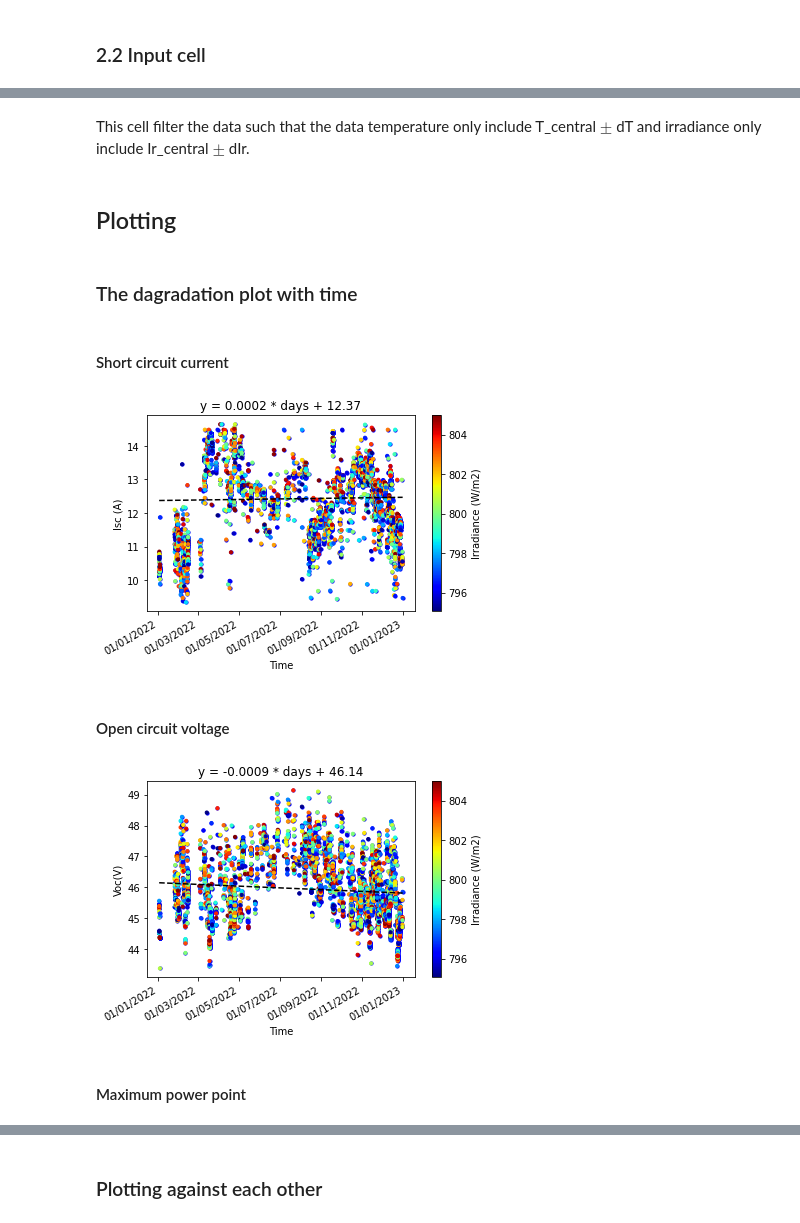
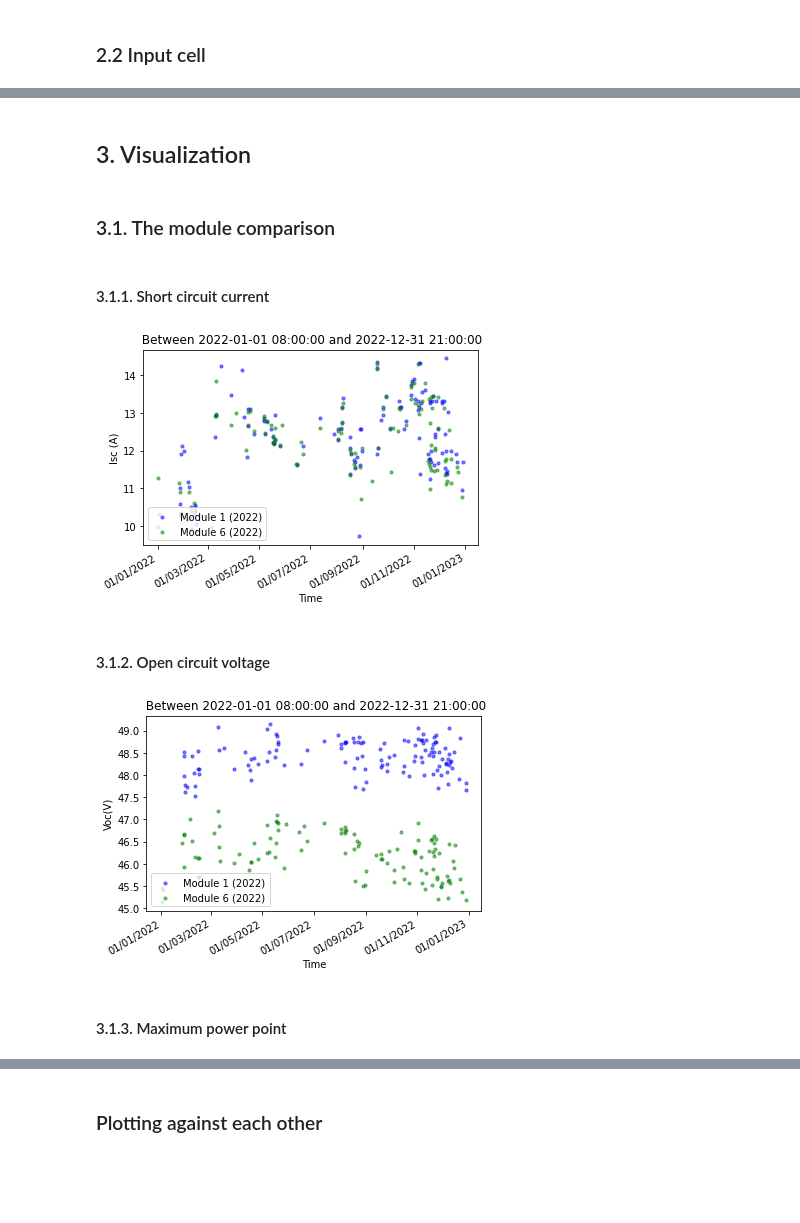
Before and after one commit to sijinwnag/Roof_module_data_processing, a Jupyter notebook: roof_module_notebook.ipynb, the cells around one changed output, grey strips where cells are left out. Saved outputs shown, nothing was run; the diff lists cells and outputs as text; code cells hidden in the pictures; blank space fills up the shorter version.

```diff
--- a/roof_module_notebook.ipynb
+++ b/roof_module_notebook.ipynb
@@ -33,10 +33,11 @@ import glob
 ### 2.2 Input cell
 # %%
 # path to read
-path = r'C:\Users\sijin wang\Desktop\research\RA\Module_data_project\data'
+# path = r'C:\Users\sijin wang\Desktop\research\RA\Module_data_project\data'
+path = r'C:\Users\sijin wang\OneDrive - UNSW\RA\Roof_module_data'
 
 # plotting time
-starting_day = '2022_1_2'
+starting_day = '2022_1_1'
 ending_day = '2022_12_31'
 starting_time = '8:00:00 AM'
 ending_time = '9:00:00 PM'
@@ -45,14 +46,14 @@ ending_time = '9:00:00 PM'
 module_number_list = [1, 6]
 
 # define the resampling parameters
-sample_length = 'second'
+sample_length = 'hour'
 percentile = 90
 
 # define the data selection parameters
 # for temperatures:
 T_central=45
-dT = 100
+dT = 5
 # for irradiance:
 Ir_central = 800
-dIr = 5
+dIr = 50
 # %% [markdown]
@@ -97,2 +125,0 @@ data1.multi_module_resampler(sample_length=sample_length, quantile_v=percentile/
-# %% [markdown]
-This cell filter the data such that the data temperature only include T_central $\pm$ dT and irradiance only include Ir_central $\pm$ dIr.
@@ -106,19 +126,55 @@ data1.zero_removal2()
 # %% [markdown]
-## Plotting
+## 3. Visualization
 # %% [markdown]
-### The dagradation plot with time
+### 3.1. The module comparison
 # %% [markdown]
-#### Short circuit current
+#### 3.1.1. Short circuit current
 # %%
-data1.data_ploter_with_time_multimodule(target_name='Isc', linear_fit=True, color_code=True, color_name='IR_BEV', interpol=False)
+# # Ask user whether to interpolate the data
+# options = ['Yes', 'No']
+# user_option = input('Do you want the plot data to be interpolated ?')
+# while user_option not in options:
+#     print('Invalid input. Please select an option from the list.')
+#     input('Do you want the plot data to be interpolated ?')
+
+# # the interpolate only works for valid resampling
+# if data1.resample_T == 'hour' or data1.resample_T == 'day':
+#     if user_option == 'Yes':
+#         whether_inter = True
+#     else:
+#         whether_inter = False
+
+# else:
+#     whether_inter = False
+#     print('The interpolation only works for resampled by hour or day')
+whether_inter = False
+data1.data_ploter_with_time_multimodule(target_name='Isc', linear_fit=False, color_code=False, color_name='IR_BEV', interpol=whether_inter)
 # %% [output]
-[figure, old version]
+[figure, new version]
 # %% [markdown]
-#### Open circuit voltage
+#### 3.1.2. Open circuit voltage
 # %%
-data1.data_ploter_with_time_multimodule(target_name='Voc', linear_fit=True, color_code=True, color_name='IR_BEV', interpol=False)
+# # Ask user whether to interpolate the data
+# options = ['Yes', 'No']
+# user_option = input('Do you want the plot data to be interpolated ?')
+# while user_option not in options:
+#     print('Invalid input. Please select an option from the list.')
+#     input('Do you want the plot data to be interpolated ?')
+
+# # the interpolate only works for valid resampling
+# if data1.resample_T == 'hour' or data1.resample_T == 'day':
+#     if user_option == 'Yes':
+#         whether_inter = True
+#     else:
+#         whether_inter = False
+
+# else:
+#     whether_inter = False
+#     print('The interpolation only works for resampled by hour or day')
+whether_inter = False
+data1.data_ploter_with_time_multimodule(target_name='Voc', linear_fit=False, color_code=False, color_name='IR_BEV', interpol=whether_inter)
 # %% [output]
-[figure, old version]
+[figure, new version]
 # %% [markdown]
-#### Maximum power point
+#### 3.1.3. Maximum power point
 # %%
```
Also changed, not shown: parts of 17 cells of this notebook, 1 other file.
